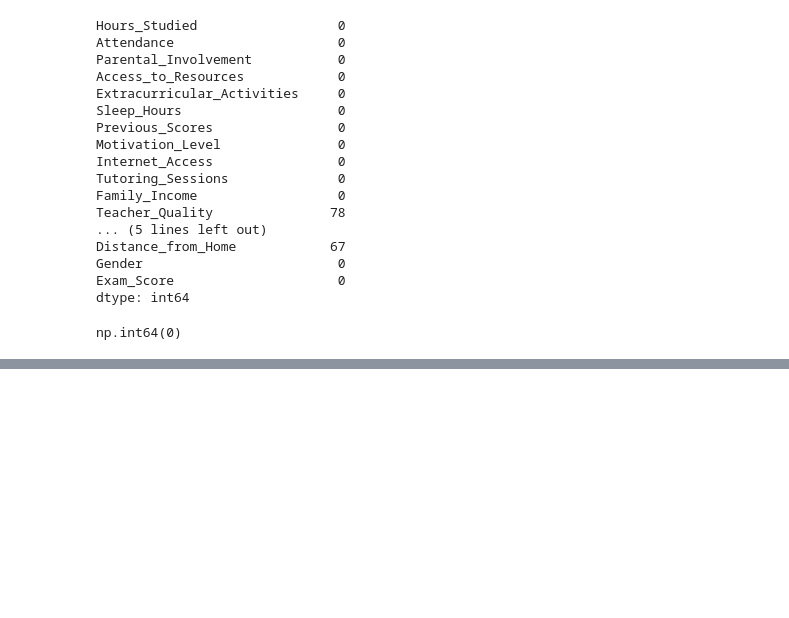
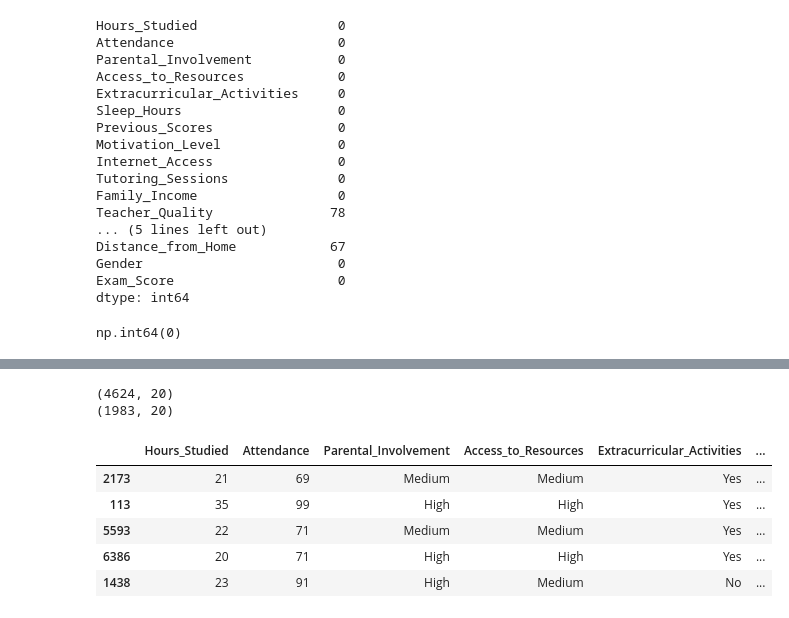
Before and after one commit to minSara02-FromTheStart/CSE303_Project_, a Jupyter notebook: StudentPerformanceFactors.ipynb, the cells around one changed output, grey strips where cells are left out. Saved outputs shown, nothing was run; the diff lists cells and outputs as text; code cells hidden in the pictures; blank space fills up the shorter version.

```diff
--- a/StudentPerformanceFactors.ipynb
+++ b/StudentPerformanceFactors.ipynb
@@ -353,0 +339,18 @@ df.describe()
+# %%
+from sklearn.model_selection import train_test_split
+train_df, test_df = train_test_split(df, test_size=0.3, random_state=42)
+
+print(train_df.shape)
+print(test_df.shape)
+# %% [output]
+(4624, 20)
+(1983, 20)
+# %%
+train_df.head()
+# %% [output]
+|  | Hours_Studied | Attendance | Parental_Involvement | Access_to_Resources | Extracurricular_Activities | ... |
+| 2173 | 21 | 69 | Medium | Medium | Yes | ... |
+| 113 | 35 | 99 | High | High | Yes | ... |
+| 5593 | 22 | 71 | Medium | Medium | Yes | ... |
+| 6386 | 20 | 71 | High | High | Yes | ... |
+| 1438 | 23 | 91 | High | Medium | No | ... |
```
Also changed, not shown: parts of 7 cells of this notebook.
